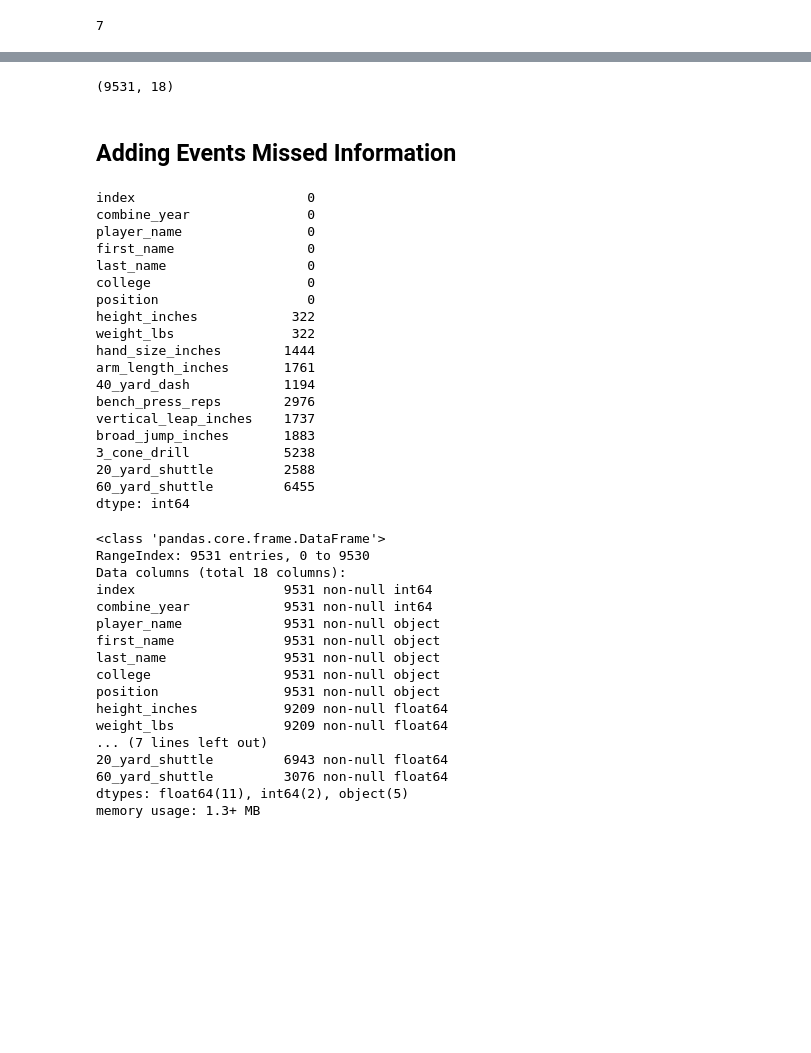
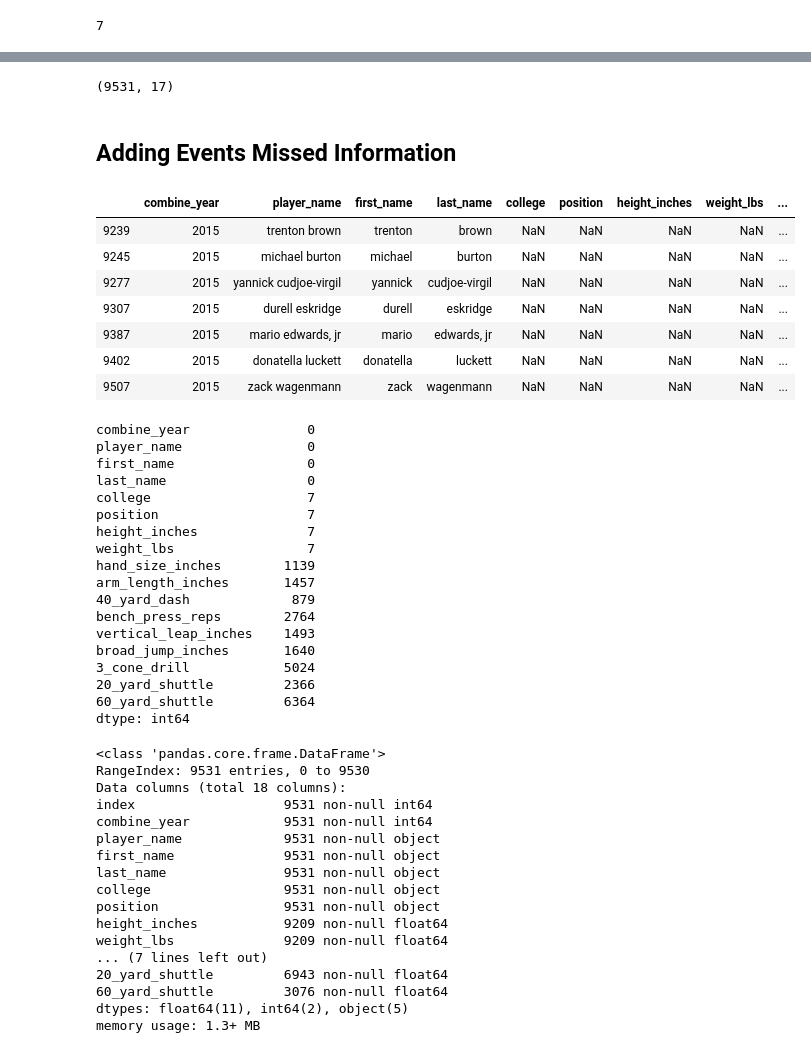
Before and after one commit to michaelpallante/nfl_combine_classification_modeling, a Jupyter notebook: notebooks/nfl_combine_data_cleaning.ipynb, the cells around one changed output, grey strips where cells are left out. Cells and saved outputs as stored; diff of their text form; code cells hidden in the pictures; blank space fills up the shorter version.

```diff
--- a/notebooks/nfl_combine_data_cleaning.ipynb
+++ b/notebooks/nfl_combine_data_cleaning.ipynb
@@ -219,4 +227,5 @@ len(df15[~df15.player_name.isin(combine15.player_name)].player_name.unique())
 # %%
-merged_df = pd.merge(df15, combine15, how='left',copy=False, on = ['first_name', 'last_name', 'combine_year', 'position'])
+merged_df = pd.merge(df15, combine15, how='left', on = ['first_name', 'last_name', 'combine_year'])
 # %%
-merged_df = merged_df.drop(['player_name_y','college_y'],axis=1).rename(columns={'player_name_x':'player_name','college_x':'college'})
+merged_df = merged_df.drop(['position_x', 'player_name_y', 'college_x'],axis=1)
+merged_df.rename(columns = {'player_name_x':'player_name', 'college_y':'college','position_y':'position'}, inplace=True)
@@ -254,31 +284,42 @@ combine = pd.concat([combine,merged_df])
 # %%
-combine.reset_index(inplace=True)
+combine.drop([9514,9516], inplace=True)
+combine.reset_index(drop=True, inplace=True)
 combine.shape
 # %% [output]
-(9531, 18)
+(9531, 17)
 # %% [markdown]
 ## Adding Events Missed Information
+# %%
+combine.loc[(combine.height_inches.isnull() == True) | (combine.weight_lbs.isnull() == True)]
+# %% [output]
+|  | combine_year | player_name | first_name | last_name | college | position | height_inches | weight_lbs | ... |
+| 9239 | 2015 | trenton brown | trenton | brown | NaN | NaN | NaN | NaN | ... |
+| 9245 | 2015 | michael burton | michael | burton | NaN | NaN | NaN | NaN | ... |
+| 9277 | 2015 | yannick cudjoe-virgil | yannick | cudjoe-virgil | NaN | NaN | NaN | NaN | ... |
+| 9307 | 2015 | durell eskridge | durell | eskridge | NaN | NaN | NaN | NaN | ... |
+| 9387 | 2015 | mario edwards, jr | mario | edwards, jr | NaN | NaN | NaN | NaN | ... |
+| 9402 | 2015 | donatella luckett | donatella | luckett | NaN | NaN | NaN | NaN | ... |
+| 9507 | 2015 | zack wagenmann | zack | wagenmann | NaN | NaN | NaN | NaN | ... |
 # %%
 combine.isnull().sum()
 # %% [output]
-index                      0
 combine_year               0
 player_name                0
 first_name                 0
 last_name                  0
-college                    0
-position                   0
-height_inches            322
-weight_lbs               322
-hand_size_inches        1444
-arm_length_inches       1761
-40_yard_dash            1194
-bench_press_reps        2976
-vertical_leap_inches    1737
-broad_jump_inches       1883
-3_cone_drill            5238
-20_yard_shuttle         2588
-60_yard_shuttle         6455
+college                    7
+position                   7
+height_inches              7
+weight_lbs                 7
+hand_size_inches        1139
+arm_length_inches       1457
+40_yard_dash             879
+bench_press_reps        2764
+vertical_leap_inches    1493
+broad_jump_inches       1640
+3_cone_drill            5024
+20_yard_shuttle         2366
+60_yard_shuttle         6364
 dtype: int64
 # %%
 combine.info()
```
Also changed, not shown: parts of 14 cells of this notebook.
